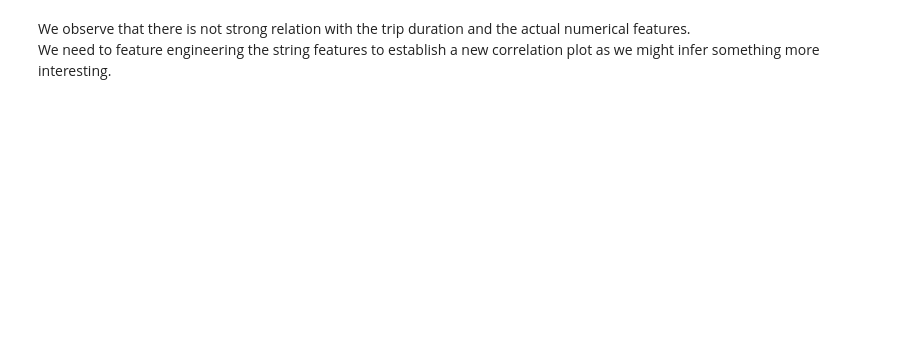
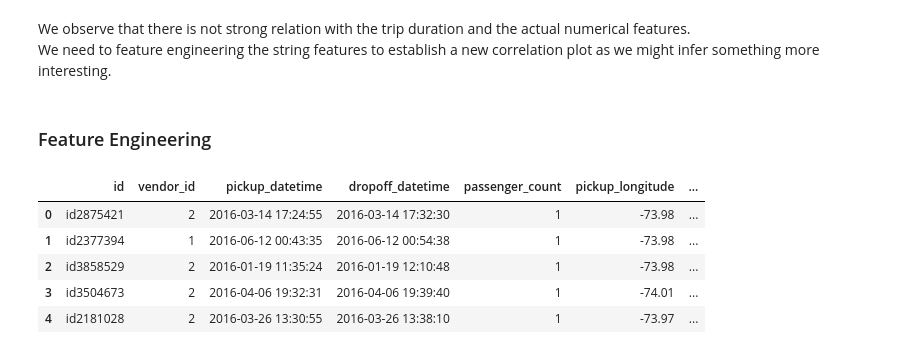
Before and after one commit to MelanVijayaratnam/Kaggle-nb, a Jupyter notebook: Taxi/Taxi.ipynb, the cells around one changed output. Saved outputs shown, nothing was run; the diff lists cells and outputs as text; code cells hidden in the pictures; blank space fills up the shorter version.

Commit message:
Extract information form pickup_datetime feature

```diff
--- a/Taxi/Taxi.ipynb
+++ b/Taxi/Taxi.ipynb
@@ -144,3 +146,27 @@ plt.show()
 # %% [markdown]
 We observe that there is not strong relation with the trip duration and the actual numerical features. <br>
 We need to feature engineering the string features to establish a new correlation plot as we might infer something more interesting.
+# %% [markdown]
+<h3>Feature Engineering</h3>
+# %%
+# convert feature to datetime
+train_df['pickup_datetime'] = pd.to_datetime(train_df['pickup_datetime'], \
+                    format="%Y-%m-%d %H:%M:%S")
+
+# Extract weekday number (from Monday=0 to Sunday=6)
+train_df['DayOfweekNum'] = train_df['pickup_datetime'].dt.dayofweek
+# Extract Day of week
+train_df['DayOfWeek'] = train_df['pickup_datetime'].dt.weekday_name
+# Extract the Month's day from 0 to 31
+train_df['DayOfMonth'] = train_df['pickup_datetime'].dt.day
+# Extract the Hour of the day
+train_df['HourOfDay'] = train_df['pickup_datetime'].dt.hour
+# %%
+train_df.head()
+# %% [output]
+|  | id | vendor_id | pickup_datetime | dropoff_datetime | passenger_count | pickup_longitude | ... |
+| 0 | id2875421 | 2 | 2016-03-14 17:24:55 | 2016-03-14 17:32:30 | 1 | -73.98 | ... |
+| 1 | id2377394 | 1 | 2016-06-12 00:43:35 | 2016-06-12 00:54:38 | 1 | -73.98 | ... |
+| 2 | id3858529 | 2 | 2016-01-19 11:35:24 | 2016-01-19 12:10:48 | 1 | -73.98 | ... |
+| 3 | id3504673 | 2 | 2016-04-06 19:32:31 | 2016-04-06 19:39:40 | 1 | -74.01 | ... |
+| 4 | id2181028 | 2 | 2016-03-26 13:30:55 | 2016-03-26 13:38:10 | 1 | -73.97 | ... |
```
Also changed, not shown: parts of 4 cells of this notebook.
